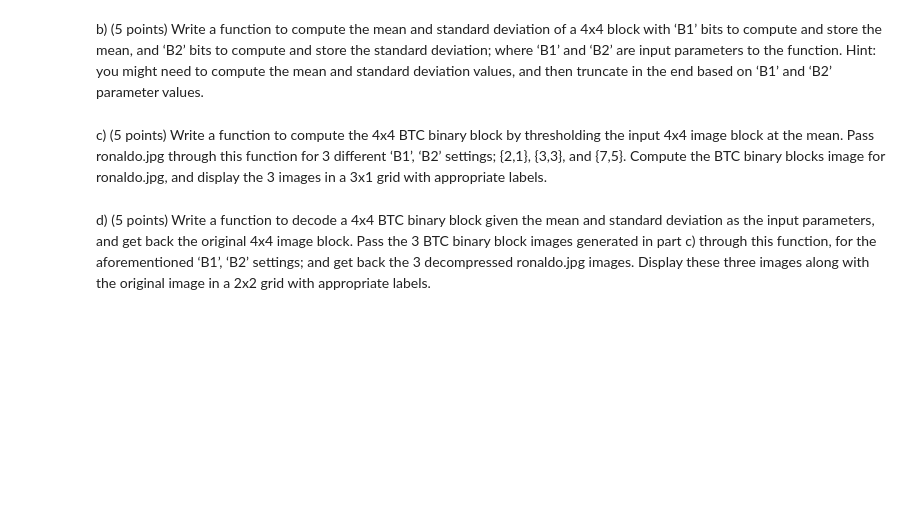
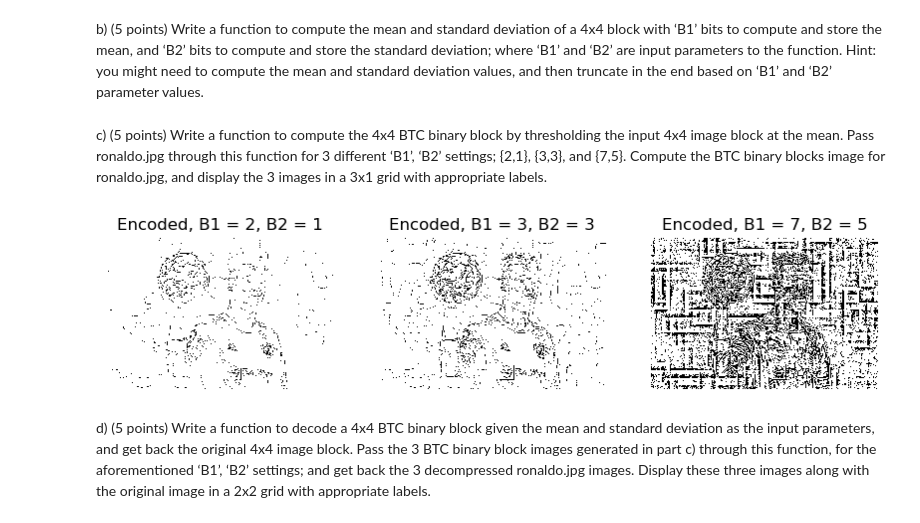
Before and after one commit to sidharthNair/digital-image-processing, a Jupyter notebook: hw3/HW3.ipynb, the cells around one changed output. Cells and saved outputs as stored; diff of their text form; code cells hidden in the pictures; blank space fills up the shorter version.

```diff
--- a/hw3/HW3.ipynb
+++ b/hw3/HW3.ipynb
@@ -231,11 +233,54 @@ with ‘B1’ bits to compute and store the mean, and ‘B2’ bits to compute a
 standard deviation; where ‘B1’ and ‘B2’ are input parameters to the function. Hint: you
 might need to compute the mean and standard deviation values, and then truncate in the
 end based on ‘B1’ and ‘B2’ parameter values.
+# %%
+def analyze_block(block, B1, B2):
+    mean = (np.mean(block) // (2 ** (8 - B1))) * (2 ** (8 - B1))
+    stddev = (np.std(block) // (2 ** (8 - B2))) * (2 ** (8 - B2))
+    return mean, stddev
 # %% [markdown]
 c) (5 points) Write a function to compute the 4x4 BTC binary block by thresholding the input
 4x4 image block at the mean. Pass ronaldo.jpg through this function for 3 different ‘B1’,
 ‘B2’ settings; {2,1}, {3,3}, and {7,5}. Compute the BTC binary blocks image for
 ronaldo.jpg, and display the 3 images in a 3x1 grid with appropriate labels.
+# %%
+def encode_btc_block(block, mean, stddev):
+    coded_block = block.copy()
+    coded_block[coded_block < mean] = 0
+    coded_block[coded_block >= mean] = 1
+    return coded_block
+
+def encode_btc_image(img, B1, B2):
+    coded = np.zeros(img.shape)
+    rows, cols = img.shape
+    means = np.zeros((rows // 4, cols // 4))
+    stddevs = np.zeros(means.shape)
+    for i in range(rows // 4):
+        for j in range(cols // 4):
+            block = img[i*4:(i+1)*4, j*4:(j+1)*4]
+            means[i, j], stddevs[i, j] = analyze_block(block, B1, B2)
+            coded[i*4:(i+1)*4, j*4:(j+1)*4] = encode_btc_block(block, means[i, j], stddevs[i, j])
+    return coded, means, stddevs
+
+btc_imgs = []
+btc_imgs.append(encode_btc_image(g_ronaldo, 2, 1))
+btc_imgs.append(encode_btc_image(g_ronaldo, 3, 3))
+btc_imgs.append(encode_btc_image(g_ronaldo, 7, 5))
+
+fig = plt.figure(figsize=(10, 2))
+ax = []
+for i in range(3):
+    ax.append(fig.add_subplot(1,3,i+1))
+    ax[i].axis('off')
+ax[0].title.set_text('Encoded, B1 = 2, B2 = 1')
+ax[1].title.set_text('Encoded, B1 = 3, B2 = 3')
+ax[2].title.set_text('Encoded, B1 = 7, B2 = 5')
+ax[0].imshow(btc_imgs[0][0], cmap='gray')
+ax[1].imshow(btc_imgs[1][0], cmap='gray')
+ax[2].imshow(btc_imgs[2][0], cmap='gray')
+plt.show()
+# %% [output]
+[figure, added]
 # %% [markdown]
 d) (5 points) Write a function to decode a 4x4 BTC binary block given the mean and
 standard deviation as the input parameters, and get back the original 4x4 image block.
```
Also changed, not shown: parts of 3 cells of this notebook.
